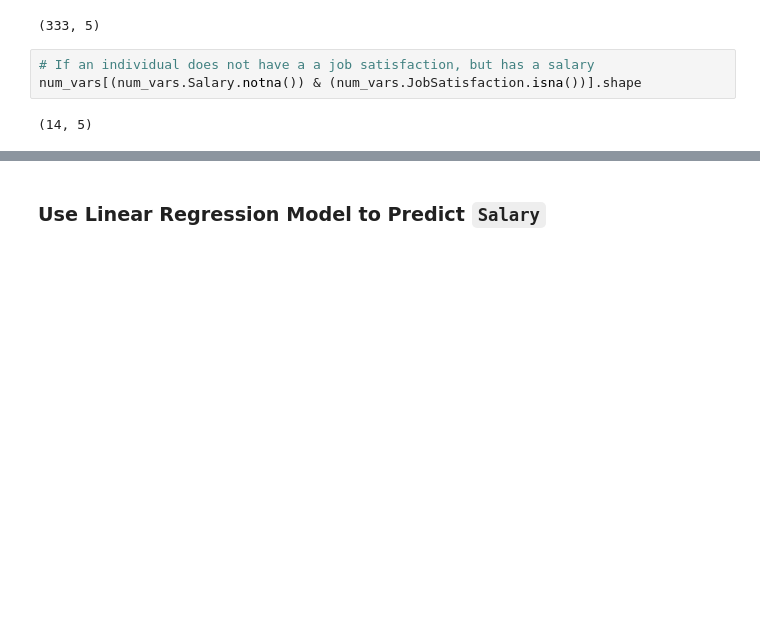
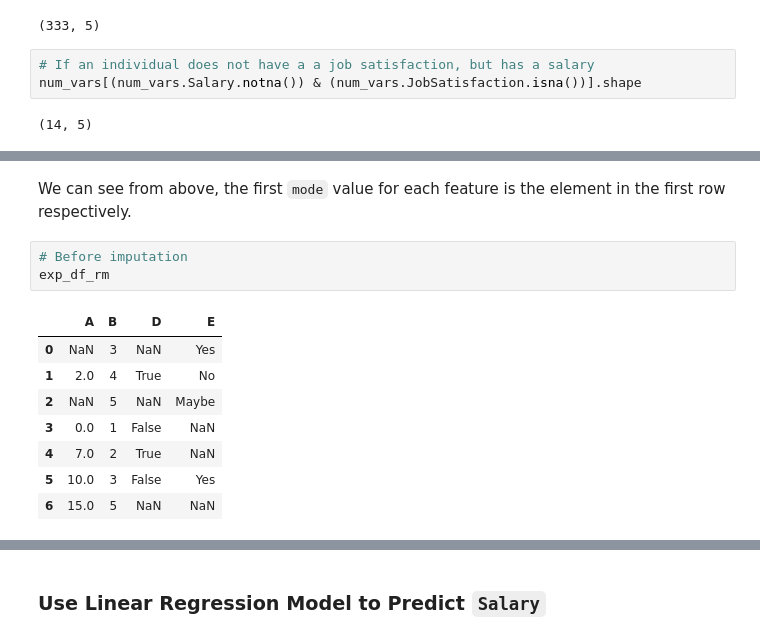
Before and after one commit to Alex-YuZ/SurveyDataAnalysis, a Jupyter notebook: SurveyDataAnalysis.ipynb, the cells around one changed output, grey strips where cells are left out. Drawn from its saved outputs; the diff is of its cells as text; blank space fills up the shorter version.

Commit message:
feat: Add example for imputation technique

```diff
--- a/SurveyDataAnalysis.ipynb
+++ b/SurveyDataAnalysis.ipynb
@@ -941,0 +1027,14 @@ num_vars[(num_vars.Salary.notna()) & (num_vars.JobSatisfaction.isna())].shape
+# %% [markdown]
+We can see from above, the first `mode` value for each feature is the element in the first row respectively.
+# %%
+# Before imputation
+exp_df_rm
+# %% [output]
+|  | A | B | D | E |
+| 0 | NaN | 3 | NaN | Yes |
+| 1 | 2.0 | 4 | True | No |
+| 2 | NaN | 5 | NaN | Maybe |
+| 3 | 0.0 | 1 | False | NaN |
+| 4 | 7.0 | 2 | True | NaN |
+| 5 | 10.0 | 3 | False | Yes |
+| 6 | 15.0 | 5 | NaN | NaN |
```
Also changed, not shown: parts of 15 cells of this notebook.
